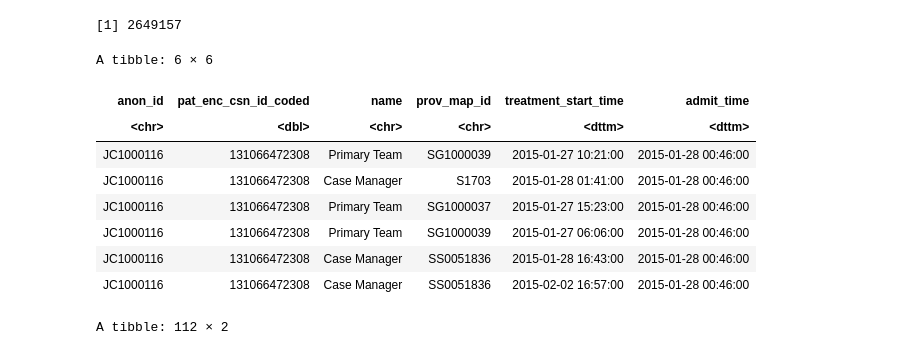
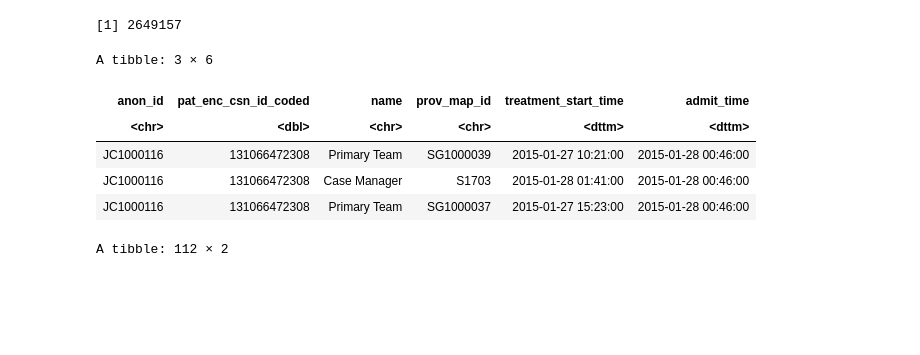
Before and after one commit to Minh084/TDA, a Jupyter notebook: shc2021/EDA_R.ipynb, the cells around one changed output. Cells and saved outputs as stored; diff of their text form; code cells hidden in the pictures; blank space fills up the shorter version.

```diff
--- a/shc2021/EDA_R.ipynb
+++ b/shc2021/EDA_R.ipynb
@@ -200,17 +200,14 @@ cols(
 )
 [1] 2649157
 # %%
-head(team)
+head(team, 3)
 # %% [output]
-A tibble: 6 × 6
+A tibble: 3 × 6
 | anon_id | pat_enc_csn_id_coded | name | prov_map_id | treatment_start_time | admit_time |
 | <chr> | <dbl> | <chr> | <chr> | <dttm> | <dttm> |
 | JC1000116 | 131066472308 | Primary Team | SG1000039 | 2015-01-27 10:21:00 | 2015-01-28 00:46:00 |
 | JC1000116 | 131066472308 | Case Manager | S1703 | 2015-01-28 01:41:00 | 2015-01-28 00:46:00 |
 | JC1000116 | 131066472308 | Primary Team | SG1000037 | 2015-01-27 15:23:00 | 2015-01-28 00:46:00 |
-| JC1000116 | 131066472308 | Primary Team | SG1000039 | 2015-01-27 06:06:00 | 2015-01-28 00:46:00 |
-| JC1000116 | 131066472308 | Case Manager | SS0051836 | 2015-01-28 16:43:00 | 2015-01-28 00:46:00 |
-| JC1000116 | 131066472308 | Case Manager | SS0051836 | 2015-02-02 16:57:00 | 2015-01-28 00:46:00 |
 # %%
 team %>% group_by(name) %>% summarize(n=n()) %>% arrange(-n) #%>% filter(treatment_start_time < admit_time)
 # %% [output]
```
Also changed, not shown: parts of 19 cells of this notebook.
